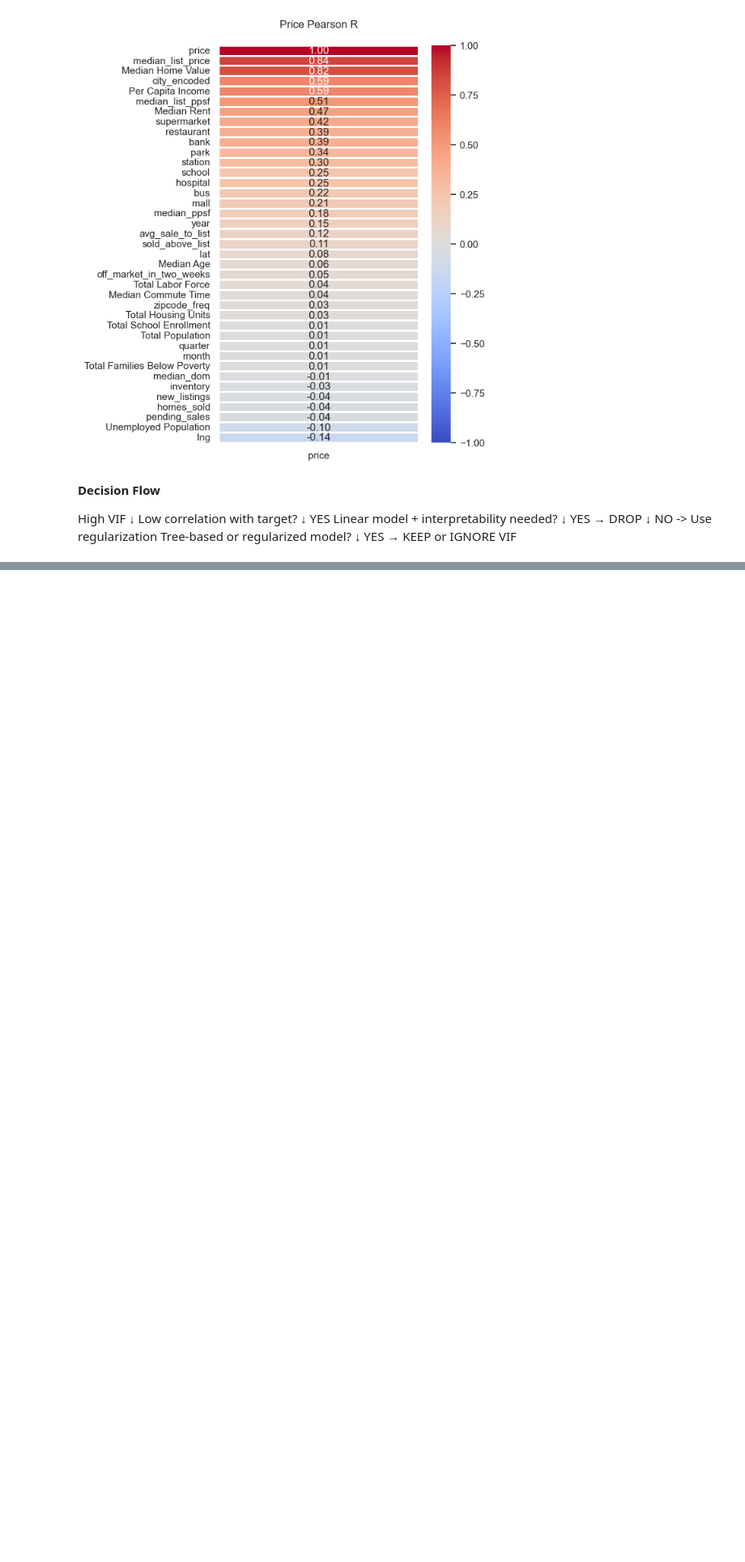
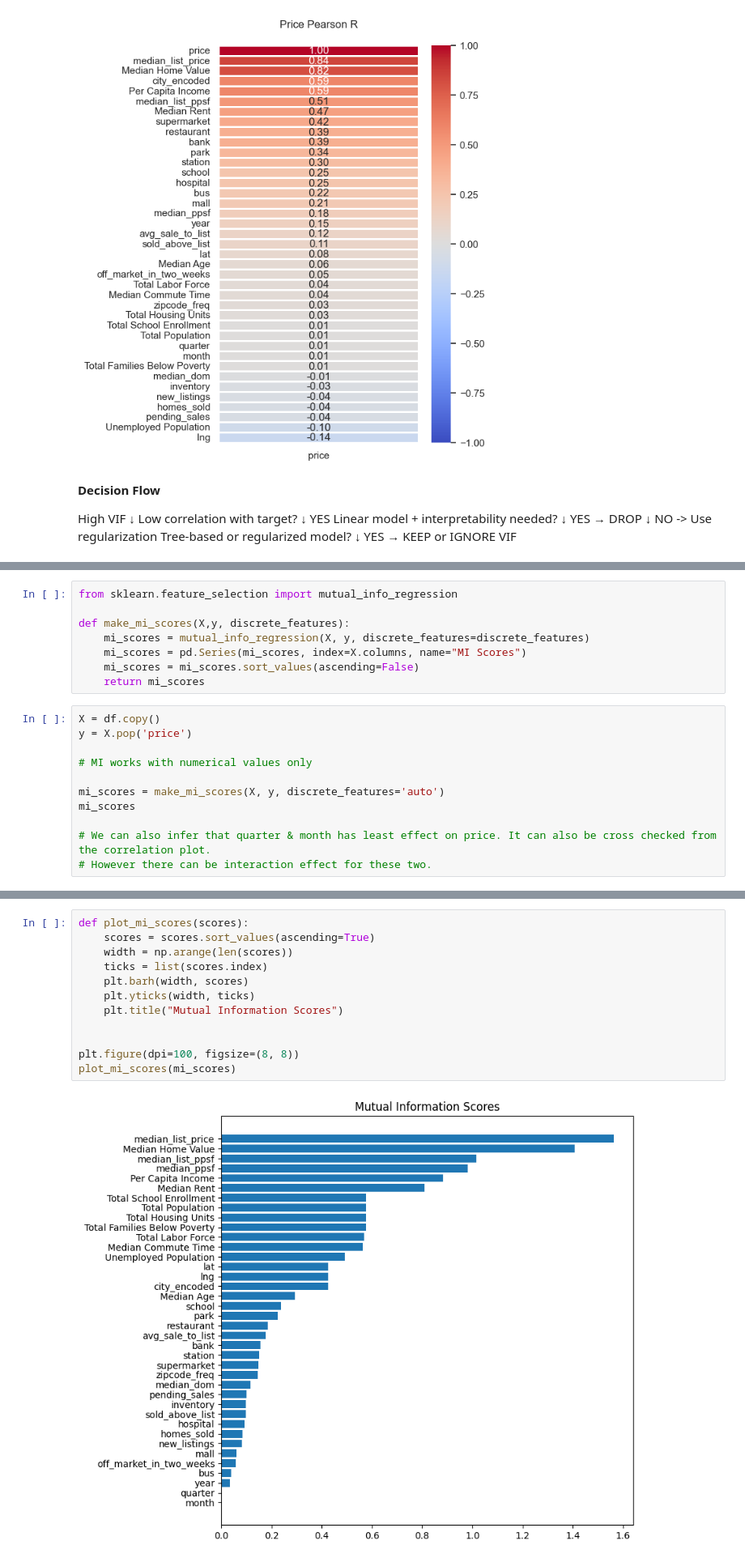
Before and after one commit to AadiPaliwal/regression_ml_end2end, a Jupyter notebook: notebooks/03_feature_engineering.ipynb, the cells around one changed output, grey strips where cells are left out. Shown at 81% size. Drawn from its saved outputs; the diff is of its cells as text; blank space fills up the shorter version.

```diff
--- a/notebooks/03_feature_engineering.ipynb
+++ b/notebooks/03_feature_engineering.ipynb
@@ -260,0 +265,19 @@ Tree-based or regularized model?
+# %%
+from sklearn.feature_selection import mutual_info_regression
+
+def make_mi_scores(X,y, discrete_features):
+    mi_scores = mutual_info_regression(X, y, discrete_features=discrete_features)
+    mi_scores = pd.Series(mi_scores, index=X.columns, name="MI Scores")
+    mi_scores = mi_scores.sort_values(ascending=False)
+    return mi_scores
+# %%
+X = df.copy()
+y = X.pop('price')
+
+# MI works with numerical values only
+
+mi_scores = make_mi_scores(X, y, discrete_features='auto')
+mi_scores
+
+# We can also infer that quarter & month has least effect on price. It can also be cross checked from the correlation plot.
+# However there can be interaction effect for these two.
@@ -260,0 +302,14 @@ Tree-based or regularized model?
+# %%
+def plot_mi_scores(scores):
+    scores = scores.sort_values(ascending=True)
+    width = np.arange(len(scores))
+    ticks = list(scores.index)
+    plt.barh(width, scores)
+    plt.yticks(width, ticks)
+    plt.title("Mutual Information Scores")
+
+
+plt.figure(dpi=100, figsize=(8, 8))
+plot_mi_scores(mi_scores)
+# %% [output]
+[figure, added]
```
Also changed, not shown: parts of 22 cells of this notebook, 2 other files.
